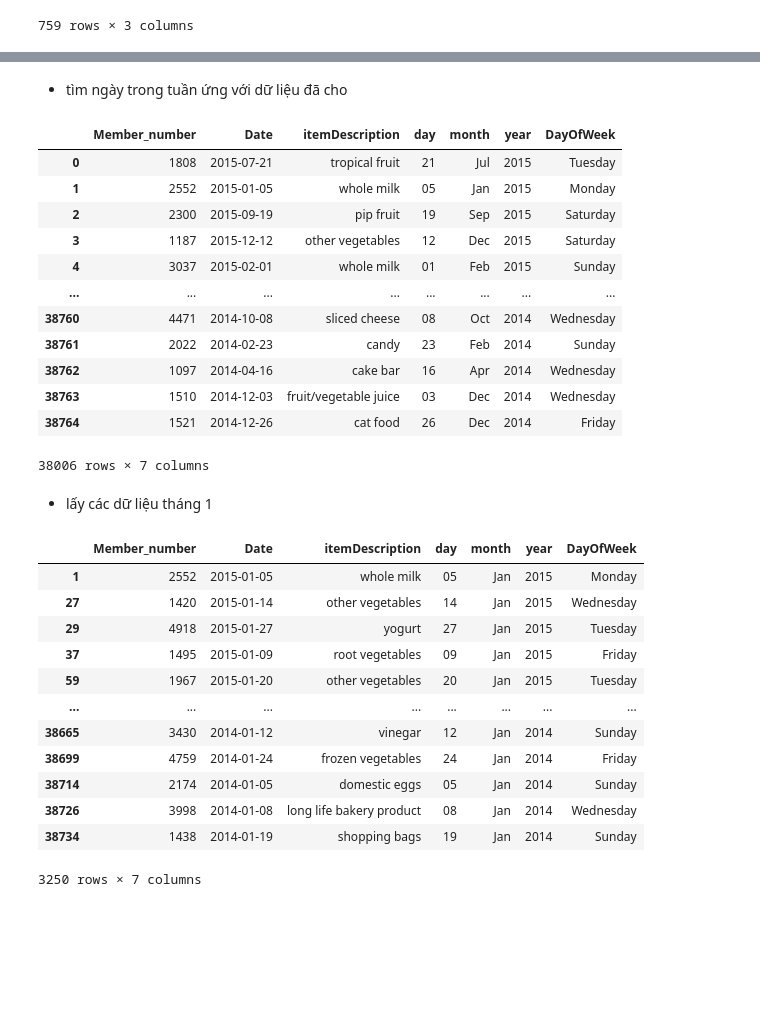
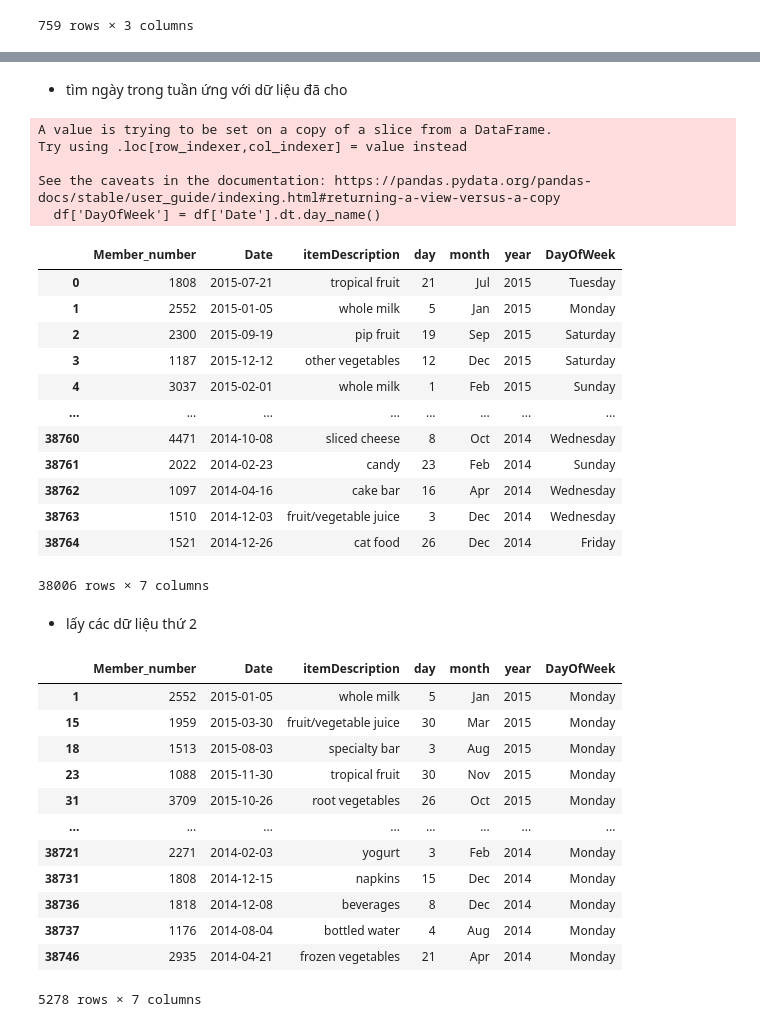
Before and after one commit to tiyeume25112004/Data-mining, a Jupyter notebook: requirements/btl/Untitled.ipynb, the cells around one changed output, grey strips where cells are left out. Drawn from its saved outputs; the diff is of its cells as text; code cells hidden in the pictures; blank space fills up the shorter version.

```diff
--- a/requirements/btl/Untitled.ipynb
+++ b/requirements/btl/Untitled.ipynb
@@ -162,6 +159,10 @@ memory usage: 1.2+ MB
 # %%
 # tách date -> thành day/month/year/
-datetime_ = df['Date'].str.split('-',expand=True)
-df['day'] = datetime_[0]
-df['month'] = datetime_[1]
-df['year'] = datetime_[2]
+from datetime import datetime
+
+df['Date'] = pd.to_datetime(df['Date'], format='%d-%m-%Y')
+
+# Sau đó tạo các cột ngày, tháng, năm
+df.loc[:, 'day'] = df['Date'].dt.day
+df.loc[:, 'month'] = df['Date'].dt.month
+df.loc[:, 'year'] = df['Date'].dt.year
@@ -186,4 +208,5 @@ df
 # %%
-month_change = {"01":"Jan","02":"Feb","03":"Mar","04":"Apr","05":"May","06":"Jun","07":"Jul","08":"Aug","09":"Sep",
+month_change = {"1":"Jan","2":"Feb","3":"Mar","4":"Apr","5":"May","6":"Jun","7":"Jul","8":"Aug","9":"Sep",
                "10":"Oct","11":"Nov","12":"Dec"}
-df['month'] = df.month.apply(lambda x: month_change[x])
+df['month'] = df['month'].astype(str).apply(lambda x: month_change.get(x, x))
+df
@@ -190,40 +232,44 @@ df['month'] = df.month.apply(lambda x: month_change[x])
-# %% [markdown]
-- tìm ngày trong tuần ứng với dữ liệu đã cho
+# %% [markdown]
+- tìm ngày trong tuần ứng với dữ liệu đã cho
 # %%
 from datetime import datetime
-df['Date'] = pd.to_datetime(df['Date'], format="%d-%m-%Y")
 df['DayOfWeek'] = df['Date'].dt.day_name()
 df
 # %% [output]
+A value is trying to be set on a copy of a slice from a DataFrame.
+Try using .loc[row_indexer,col_indexer] = value instead
+
+See the caveats in the documentation: https://pandas.pydata.org/pandas-docs/stable/user_guide/indexing.html#returning-a-view-versus-a-copy
+  df['DayOfWeek'] = df['Date'].dt.day_name()
 |  | Member_number | Date | itemDescription | day | month | year | DayOfWeek |
 | 0 | 1808 | 2015-07-21 | tropical fruit | 21 | Jul | 2015 | Tuesday |
-| 1 | 2552 | 2015-01-05 | whole milk | 05 | Jan | 2015 | Monday |
+| 1 | 2552 | 2015-01-05 | whole milk | 5 | Jan | 2015 | Monday |
 | 2 | 2300 | 2015-09-19 | pip fruit | 19 | Sep | 2015 | Saturday |
 | 3 | 1187 | 2015-12-12 | other vegetables | 12 | Dec | 2015 | Saturday |
-| 4 | 3037 | 2015-02-01 | whole milk | 01 | Feb | 2015 | Sunday |
+| 4 | 3037 | 2015-02-01 | whole milk | 1 | Feb | 2015 | Sunday |
 | ... | ... | ... | ... | ... | ... | ... | ... |
-| 38760 | 4471 | 2014-10-08 | sliced cheese | 08 | Oct | 2014 | Wednesday |
+| 38760 | 4471 | 2014-10-08 | sliced cheese | 8 | Oct | 2014 | Wednesday |
 | 38761 | 2022 | 2014-02-23 | candy | 23 | Feb | 2014 | Sunday |
 | 38762 | 1097 | 2014-04-16 | cake bar | 16 | Apr | 2014 | Wednesday |
-| 38763 | 1510 | 2014-12-03 | fruit/vegetable juice | 03 | Dec | 2014 | Wednesday |
+| 38763 | 1510 | 2014-12-03 | fruit/vegetable juice | 3 | Dec | 2014 | Wednesday |
 | 38764 | 1521 | 2014-12-26 | cat food | 26 | Dec | 2014 | Friday |
-38006 rows × 7 columns
+38006 rows × 7 columns
-# %% [markdown]
-- lấy các dữ liệu tháng 1
+# %% [markdown]
+- lấy các dữ liệu thứ 2
 # %%
-z = df[df['month']=="Jan"]
-z
+Monday_ = df[df['DayOfWeek']=="Monday"]
+Monday_
 # %% [output]
 |  | Member_number | Date | itemDescription | day | month | year | DayOfWeek |
-| 1 | 2552 | 2015-01-05 | whole milk | 05 | Jan | 2015 | Monday |
-| 27 | 1420 | 2015-01-14 | other vegetables | 14 | Jan | 2015 | Wednesday |
-| 29 | 4918 | 2015-01-27 | yogurt | 27 | Jan | 2015 | Tuesday |
-| 37 | 1495 | 2015-01-09 | root vegetables | 09 | Jan | 2015 | Friday |
-| 59 | 1967 | 2015-01-20 | other vegetables | 20 | Jan | 2015 | Tuesday |
+| 1 | 2552 | 2015-01-05 | whole milk | 5 | Jan | 2015 | Monday |
+| 15 | 1959 | 2015-03-30 | fruit/vegetable juice | 30 | Mar | 2015 | Monday |
+| 18 | 1513 | 2015-08-03 | specialty bar | 3 | Aug | 2015 | Monday |
+| 23 | 1088 | 2015-11-30 | tropical fruit | 30 | Nov | 2015 | Monday |
+| 31 | 3709 | 2015-10-26 | root vegetables | 26 | Oct | 2015 | Monday |
 | ... | ... | ... | ... | ... | ... | ... | ... |
-| 38665 | 3430 | 2014-01-12 | vinegar | 12 | Jan | 2014 | Sunday |
-| 38699 | 4759 | 2014-01-24 | frozen vegetables | 24 | Jan | 2014 | Friday |
-| 38714 | 2174 | 2014-01-05 | domestic eggs | 05 | Jan | 2014 | Sunday |
-| 38726 | 3998 | 2014-01-08 | long life bakery product | 08 | Jan | 2014 | Wednesday |
-| 38734 | 1438 | 2014-01-19 | shopping bags | 19 | Jan | 2014 | Sunday |
+| 38721 | 2271 | 2014-02-03 | yogurt | 3 | Feb | 2014 | Monday |
+| 38731 | 1808 | 2014-12-15 | napkins | 15 | Dec | 2014 | Monday |
+| 38736 | 1818 | 2014-12-08 | beverages | 8 | Dec | 2014 | Monday |
+| 38737 | 1176 | 2014-08-04 | bottled water | 4 | Aug | 2014 | Monday |
+| 38746 | 2935 | 2014-04-21 | frozen vegetables | 21 | Apr | 2014 | Monday |
-3250 rows × 7 columns
+5278 rows × 7 columns
```
Also changed, not shown: parts of 28 cells of this notebook.
